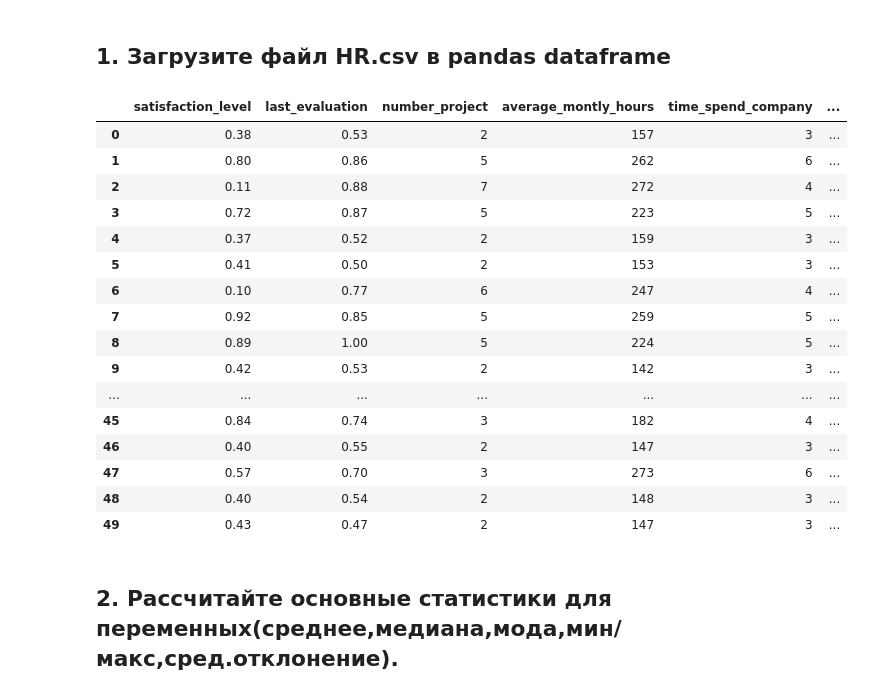
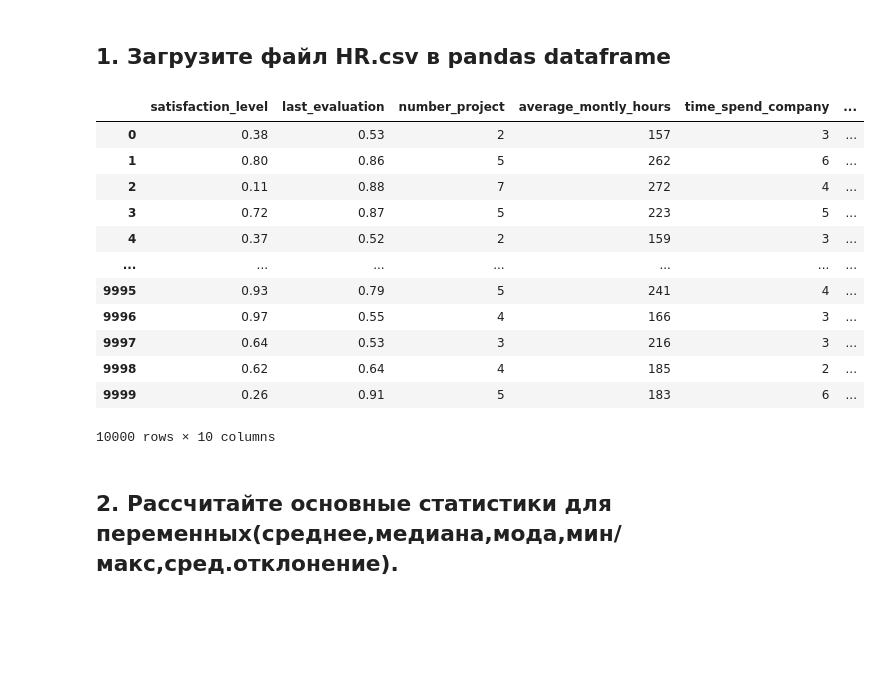
Before and after one commit to DrPRun/netology-homework, a Jupyter notebook: Diplom/Diplom_project.ipynb, the cells around one changed output. Drawn from its saved outputs; the diff is of its cells as text; code cells hidden in the pictures; blank space fills up the shorter version.

```diff
--- a/Diplom/Diplom_project.ipynb
+++ b/Diplom/Diplom_project.ipynb
@@ -11,25 +11,21 @@ from scipy import stats # При работе со статистикой
 ## 1. Загрузите файл HR.csv в pandas dataframe
 # %%
 df = pd.read_csv('HR.csv')
-df.head(50)
+df.head(10000)
 # %% [output]
 |  | satisfaction_level | last_evaluation | number_project | average_montly_hours | time_spend_company | ... |
 | 0 | 0.38 | 0.53 | 2 | 157 | 3 | ... |
 | 1 | 0.80 | 0.86 | 5 | 262 | 6 | ... |
 | 2 | 0.11 | 0.88 | 7 | 272 | 4 | ... |
 | 3 | 0.72 | 0.87 | 5 | 223 | 5 | ... |
 | 4 | 0.37 | 0.52 | 2 | 159 | 3 | ... |
-| 5 | 0.41 | 0.50 | 2 | 153 | 3 | ... |
-| 6 | 0.10 | 0.77 | 6 | 247 | 4 | ... |
-| 7 | 0.92 | 0.85 | 5 | 259 | 5 | ... |
-| 8 | 0.89 | 1.00 | 5 | 224 | 5 | ... |
-| 9 | 0.42 | 0.53 | 2 | 142 | 3 | ... |
 | ... | ... | ... | ... | ... | ... | ... |
-| 45 | 0.84 | 0.74 | 3 | 182 | 4 | ... |
-| 46 | 0.40 | 0.55 | 2 | 147 | 3 | ... |
-| 47 | 0.57 | 0.70 | 3 | 273 | 6 | ... |
-| 48 | 0.40 | 0.54 | 2 | 148 | 3 | ... |
-| 49 | 0.43 | 0.47 | 2 | 147 | 3 | ... |
+| 9995 | 0.93 | 0.79 | 5 | 241 | 4 | ... |
+| 9996 | 0.97 | 0.55 | 4 | 166 | 3 | ... |
+| 9997 | 0.64 | 0.53 | 3 | 216 | 3 | ... |
+| 9998 | 0.62 | 0.64 | 4 | 185 | 2 | ... |
+| 9999 | 0.26 | 0.91 | 5 | 183 | 6 | ... |
+10000 rows × 10 columns
 # %% [markdown]
 ## 2. Рассчитайте основные статистики для переменных(среднее,медиана,мода,мин/макс,сред.отклонение).
 # %%
```
Also changed, not shown: parts of 17 cells of this notebook.
